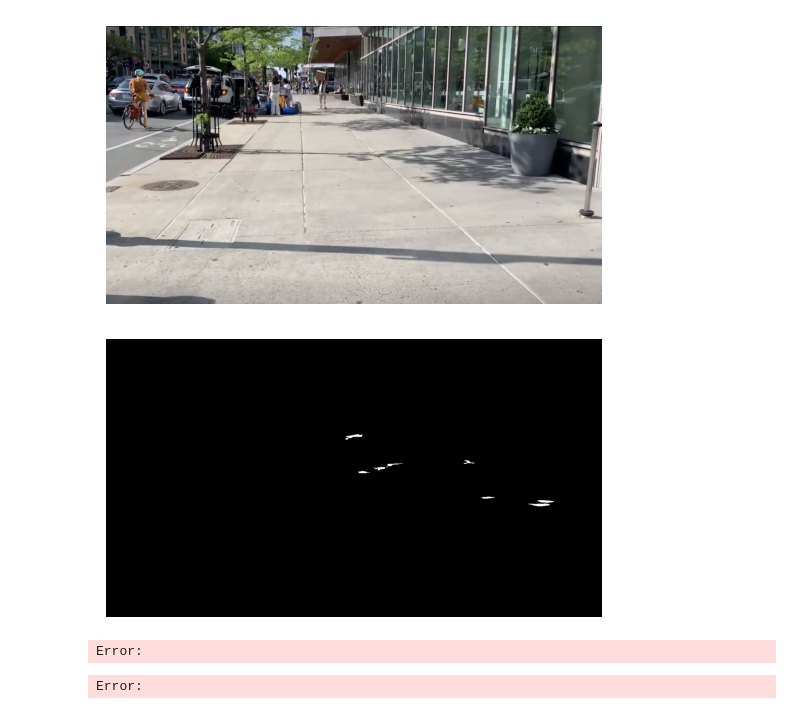
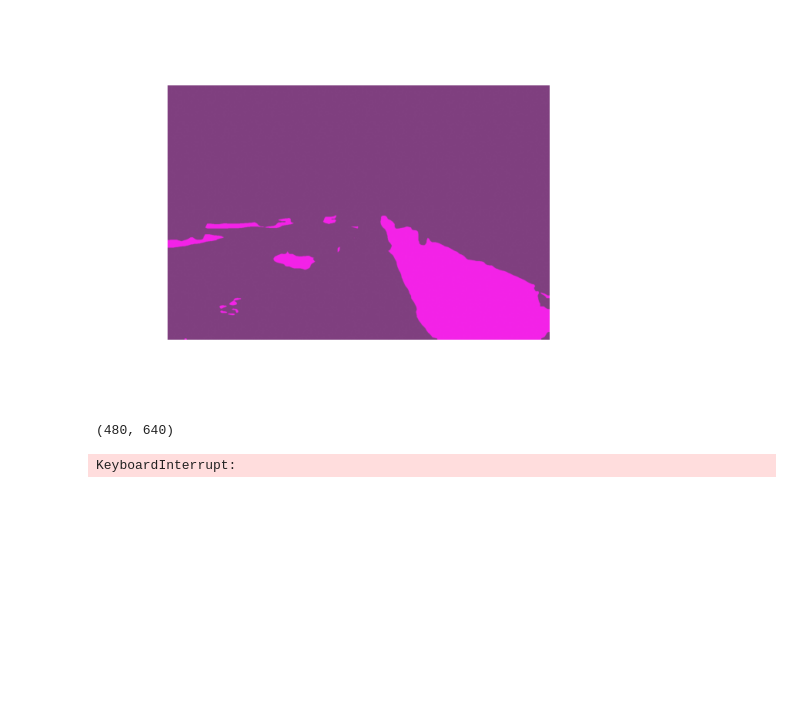
Before and after one commit to chloechiaw/sidewalkai, a Jupyter notebook: components.ipynb, the cells around one changed output. Saved outputs shown, nothing was run; the diff lists cells and outputs as text; code cells hidden in the pictures; blank space fills up the shorter version.

```diff
--- a/components.ipynb
+++ b/components.ipynb
@@ -10,5 +524,9 @@ import numpy as np
 # %%
-img = cv2.imread('/media/data_16T/chloe/sidewalkai/massave.png')
+img = cv2.imread('/media/data_16T/chloe/try/sidewalkmask.png')
+
+
+
+
 gray_img = cv2.cvtColor(img , cv2.COLOR_BGR2GRAY)
 blurred = cv2.GaussianBlur(gray_img, (7, 7), 0)
 threshold = cv2.threshold(blurred, 0, 255,
@@ -17,3 +535,4 @@ analysis = cv2.connectedComponentsWithStats(threshold,
 											4,
 											cv2.CV_32S)
 (totalLabels, label_ids, values, centroid) = analysis
+np.unique(values)
@@ -31,7 +558,7 @@ for i in range(1, totalLabels):
 		componentMask = (label_ids == i).astype("uint8") * 255
 		output = cv2.bitwise_or(output, componentMask)
 # %%
-def imshowy(template):
+def imshow(template):
     plt.imshow(cv2.cvtColor(template, cv2.COLOR_BGR2RGB))
     plt.axis('off')
     plt.show()
@@ -38,20 +570,13 @@ def imshowy(template):
 # %%
 # image = cv2.imread('/media/data_16T/chloe/sidewalkai/massave.png')
 
 # Display the image using the defined imshow function
-imshowy(img)
+imshow(img)
 # %% [output]
-[figure, old version]
+[figure, new version]
-# %%
-imshowy(output)
-# %% [output]
-[figure, removed]
-# %%
-# Loop through each component
-
-cv2.imshow("Image", img)
-cv2.imshow("Filtered Components", output)
-cv2.waitKey(0)
-# %% [output]
-Error:
-Error:
+# %%
+image_path = '/media/data_16T/chloe/try/sidewalkmask.png'
+seg_mask = cv2.imread(image_path, cv2.IMREAD_GRAYSCALE)
+seg_mask.shape
+# %% [output]
+(480, 640)
@@ -57,0 +604,25 @@ Error:
+# %%
+import io
+import cv2
+import requests
+from PIL import Image
+from requests_toolbelt.multipart.encoder import MultipartEncoder
+
+# Load Image with PIL
+img = cv2.imread("/media/data_16T/chloe/sidewalkai/St-Petersburg-4th-St-sidewalk-2711-CROP.jpeg")
+image = cv2.cvtColor(img, cv2.COLOR_BGR2RGB)
+pilImage = Image.fromarray(image)
+
+# Convert to JPEG Buffer
+buffered = io.BytesIO()
+pilImage.save(buffered, quality=100, format="JPEG")
+
+# Build multipart form and post request
+m = MultipartEncoder(fields={'file': ("imageToUpload", buffered.getvalue(), "image/jpeg")})
+
+response = requests.post("https://detect.roboflow.com/your-model/your-model-version?api_key=pbjZL2yLm1Oom8Mtfi4Y", data=m, headers={'Content-Type': m.content_type})
+
+print(response)
+print(response.json())
+# %% [output]
+KeyboardInterrupt:
```
Also changed, not shown: parts of 53 cells of this notebook, 10 other files.
